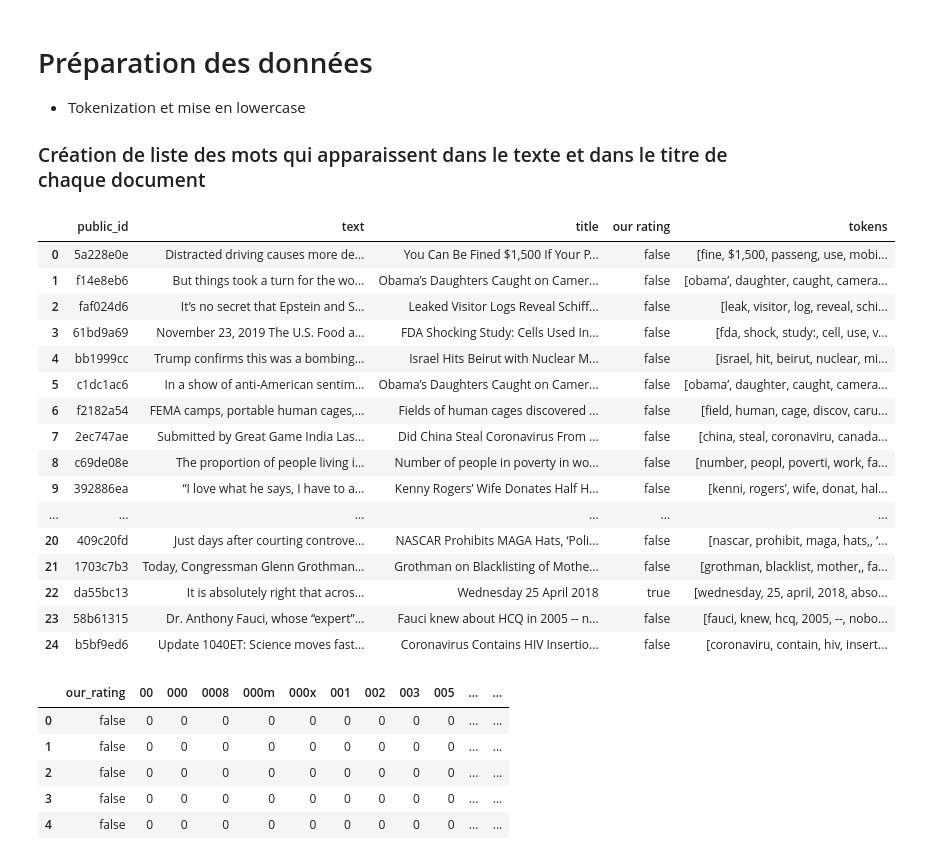
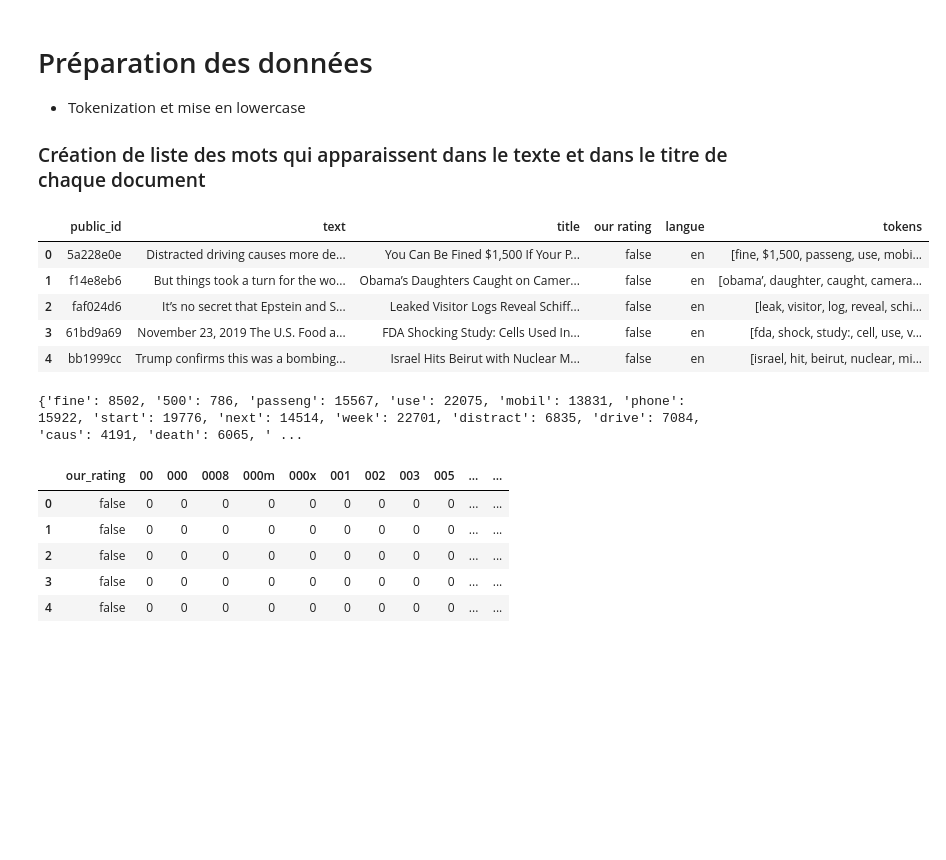
Before and after one commit to Sebato/MLProject, a Jupyter notebook: mis_en_forme.ipynb, the cells around one changed output. Cells and saved outputs as stored; diff of their text form; code cells hidden in the pictures; blank space fills up the shorter version.

```diff
--- a/mis_en_forme.ipynb
+++ b/mis_en_forme.ipynb
@@ -119,5 +122,5 @@ from nltk.stem import WordNetLemmatizer
 # %%
 import pandas as pd
-df = pd.read_csv("data/HAI817_Projet_train.csv")
-df.head()
+df = pd.read_csv('data/HAI817_Projet_train.csv')
+df["langue"] = df["text"].transform(lambda t: langdetect.detect(t))
 # %% [output]
@@ -160,25 +183,14 @@ def prepare_data(dataframe, classes):
 # %%
 df_train = prepare_data(df, ["true", "false"])
 # %%
-(display(df_train.head(25)))
+(display(df_train.head()))
 # %% [output]
-|  | public_id | text | title | our rating | tokens |
-| 0 | 5a228e0e | Distracted driving causes more de... | You Can Be Fined $1,500 If Your P... | false | [fine, $1,500, passeng, use, mobi... |
-| 1 | f14e8eb6 | But things took a turn for the wo... | Obama’s Daughters Caught on Camer... | false | [obama’, daughter, caught, camera... |
-| 2 | faf024d6 | It’s no secret that Epstein and S... | Leaked Visitor Logs Reveal Schiff... | false | [leak, visitor, log, reveal, schi... |
-| 3 | 61bd9a69 | November 23, 2019 The U.S. Food a... | FDA Shocking Study: Cells Used In... | false | [fda, shock, study:, cell, use, v... |
-| 4 | bb1999cc | Trump confirms this was a bombing... | Israel Hits Beirut with Nuclear M... | false | [israel, hit, beirut, nuclear, mi... |
-| 5 | c1dc1ac6 | In a show of anti-American sentim... | Obama’s Daughters Caught on Camer... | false | [obama’, daughter, caught, camera... |
-| 6 | f2182a54 | FEMA camps, portable human cages,... | Fields of human cages discovered ... | false | [field, human, cage, discov, caru... |
-| 7 | 2ec747ae | Submitted by Great Game India Las... | Did China Steal Coronavirus From ... | false | [china, steal, coronaviru, canada... |
-| 8 | c69de08e | The proportion of people living i... | Number of people in poverty in wo... | false | [number, peopl, poverti, work, fa... |
-| 9 | 392886ea | “I love what he says, I have to a... | Kenny Rogers’ Wife Donates Half H... | false | [kenni, rogers’, wife, donat, hal... |
-| ... | ... | ... | ... | ... | ... |
-| 20 | 409c20fd | Just days after courting controve... | NASCAR Prohibits MAGA Hats, ‘Poli... | false | [nascar, prohibit, maga, hats,, ‘... |
-| 21 | 1703c7b3 | Today, Congressman Glenn Grothman... | Grothman on Blacklisting of Mothe... | false | [grothman, blacklist, mother,, fa... |
-| 22 | da55bc13 | It is absolutely right that acros... | Wednesday 25 April 2018 | true | [wednesday, 25, april, 2018, abso... |
-| 23 | 58b61315 | Dr. Anthony Fauci, whose “expert”... | Fauci knew about HCQ in 2005 -- n... | false | [fauci, knew, hcq, 2005, --, nobo... |
-| 24 | b5bf9ed6 | Update 1040ET: Science moves fast... | Coronavirus Contains HIV Insertio... | false | [coronaviru, contain, hiv, insert... |
+|  | public_id | text | title | our rating | langue | tokens |
+| 0 | 5a228e0e | Distracted driving causes more de... | You Can Be Fined $1,500 If Your P... | false | en | [fine, $1,500, passeng, use, mobi... |
+| 1 | f14e8eb6 | But things took a turn for the wo... | Obama’s Daughters Caught on Camer... | false | en | [obama’, daughter, caught, camera... |
+| 2 | faf024d6 | It’s no secret that Epstein and S... | Leaked Visitor Logs Reveal Schiff... | false | en | [leak, visitor, log, reveal, schi... |
+| 3 | 61bd9a69 | November 23, 2019 The U.S. Food a... | FDA Shocking Study: Cells Used In... | false | en | [fda, shock, study:, cell, use, v... |
+| 4 | bb1999cc | Trump confirms this was a bombing... | Israel Hits Beirut with Nuclear M... | false | en | [israel, hit, beirut, nuclear, mi... |
 # %%
 from sklearn.feature_extraction.text import CountVectorizer
 
@@ -192,6 +204,9 @@ def create_bag(dataframe):
     return (vectorizer, df)
 # %%
 bag, bag_train = create_bag(df_train)
+print(bag.vocabulary_)
+# %% [output]
+{'fine': 8502, '500': 786, 'passeng': 15567, 'use': 22075, 'mobil': 13831, 'phone': 15922, 'start': 19776, 'next': 14514, 'week': 22701, 'distract': 6835, 'drive': 7084, 'caus': 4191, 'death': 6065, ' ...
 # %%
 bag_train.head()
 # %% [output]
```
Also changed, not shown: parts of 6 cells of this notebook.
